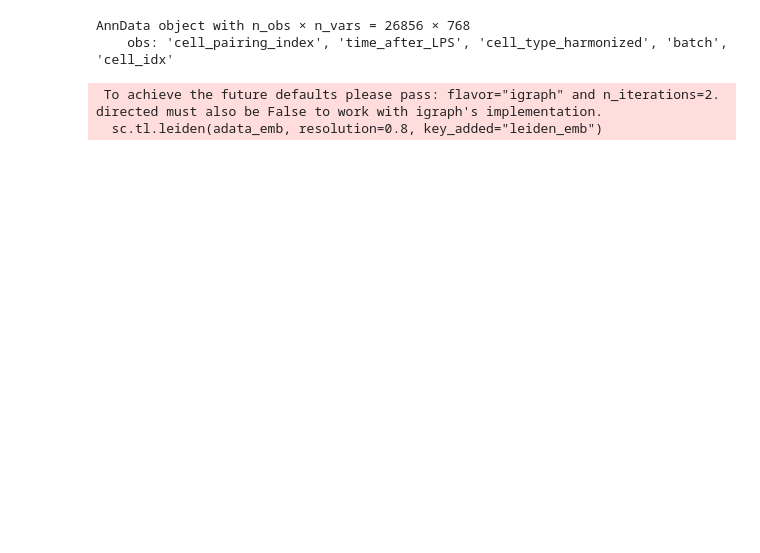
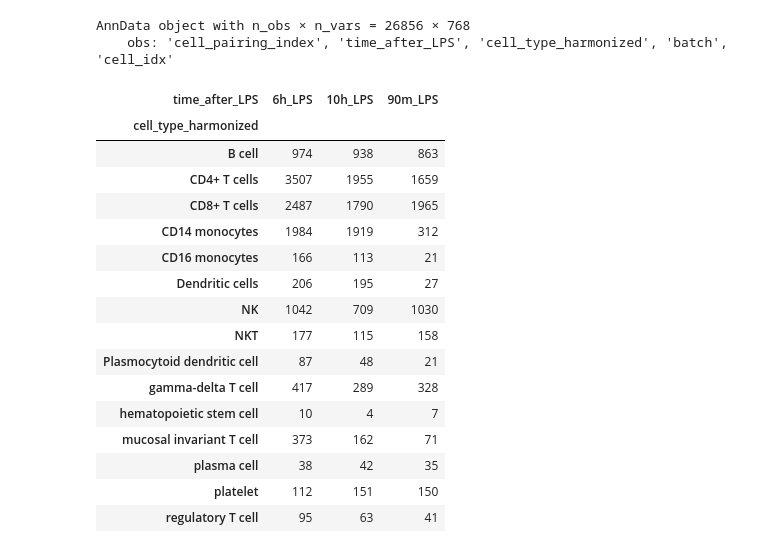
Before and after one commit to kocemir/Perturbgen, a Jupyter notebook: docs/examples/04_GeneEmbedding_Extraction.ipynb, the cells around one changed output. Cells and saved outputs as stored; diff of their text form; code cells hidden in the pictures; blank space fills up the shorter version.

Commit message:
Benchmarking is being done.

```diff
--- a/docs/examples/04_GeneEmbedding_Extraction.ipynb
+++ b/docs/examples/04_GeneEmbedding_Extraction.ipynb
@@ -63,10 +63,15 @@ SPLIT_PATH = str(
     / "stratified_cell_type_harmonized_seed42_80_10_10.pkl"
 )
 
-# Write embeddings to sod2; do not overwrite the old full-data masking extract
-OUTPUT_DIR = str(
+# Test-only benchmark directory naming (matches run_extract_embeddings_benchmark_sod2.sh).
+BENCHMARK_TAG = "paper_v1"
+OUTPUT_DIR_PATH = (
     SOD2_ROOT / "T_perturb" / "res"
-    / "masking_split" / "embeddings"
+    / "masking_split" / f"embeddings_benchmark_test_{BENCHMARK_TAG}"
+)
+OUTPUT_DIR = str(OUTPUT_DIR_PATH)
+EXPECTED_INFERENCE_H5AD = str(
+    OUTPUT_DIR_PATH / f"benchmark_test_{BENCHMARK_TAG}_inference_embs.h5ad"
 )
 assert OUTPUT_DIR.startswith("/mnt/sod2-project/csb4"), (
     f"OUTPUT_DIR must be on sod2, got {OUTPUT_DIR}"
@@ -238,9 +222,20 @@ from sklearn.preprocessing import StandardScaler
 from sklearn.linear_model import LogisticRegression
 from sklearn.metrics import silhouette_score
 # %%
-h5ad_path = "/mnt/sod2-project/csb4/stuke1/perturbgen/T_perturb/res/masking_split/embeddings/20260809-11:31_inference_embs_t[1, 2, 3]_scmaskgit_mpow.h5ad"
+# Load benchmark-named inference artifact first; fallback to latest only if needed.
+expected = Path(EXPECTED_INFERENCE_H5AD)
+if expected.exists():
+    h5ad_path = str(expected)
+else:
+    candidates = sorted(Path(OUTPUT_DIR).glob("*inference_embs*.h5ad"))
+    if not candidates:
+        raise FileNotFoundError(f"No inference h5ad found under {OUTPUT_DIR}")
+    h5ad_path = str(candidates[-1])
+    print("Warning: expected benchmark-named file not found, using latest:", h5ad_path)
+
 adata = ad.read_h5ad(h5ad_path)
 
+print("Loaded:", h5ad_path)
 print("adata shape:", adata.shape)
 print("obs columns:", list(adata.obs.columns))
 print("obsm keys:", list(adata.obsm.keys()))
@@ -266,14 +338,33 @@ adata_emb
 # %% [output]
 AnnData object with n_obs × n_vars = 26856 × 768
     obs: 'cell_pairing_index', 'time_after_LPS', 'cell_type_harmonized', 'batch', 'cell_idx'
+# %%
+# Aynı hücre tipinin aynı zamanda farklı fazlarda olup olmadığını görmek için:
+pd.crosstab(adata.obs["cell_type_harmonized"], adata.obs["time_after_LPS"])
+# %% [output]
+| time_after_LPS | 6h_LPS | 10h_LPS | 90m_LPS |
+| cell_type_harmonized |  |  |  |
+| B cell | 974 | 938 | 863 |
+| CD4+ T cells | 3507 | 1955 | 1659 |
+| CD8+ T cells | 2487 | 1790 | 1965 |
+| CD14 monocytes | 1984 | 1919 | 312 |
+| CD16 monocytes | 166 | 113 | 21 |
+| Dendritic cells | 206 | 195 | 27 |
+| NK | 1042 | 709 | 1030 |
+| NKT | 177 | 115 | 158 |
+| Plasmocytoid dendritic cell | 87 | 48 | 21 |
+| gamma-delta T cell | 417 | 289 | 328 |
+| hematopoietic stem cell | 10 | 4 | 7 |
+| mucosal invariant T cell | 373 | 162 | 71 |
+| plasma cell | 38 | 42 | 35 |
+| platelet | 112 | 151 | 150 |
+| regulatory T cell | 95 | 63 | 41 |
 # %%
-sc.pp.neighbors(adata_emb, use_rep="X", n_neighbors=15, metric="cosine")
-sc.tl.umap(adata_emb, min_dist=0.3, random_state=42)
-
+# Match notebook 05 settings for direct comparability.
+# adata_emb.X already stores cls embeddings.
+sc.pp.neighbors(adata_emb)
+sc.tl.umap(adata_emb)
 # Optional clusters in embedding space (for quick unsupervised sanity check).
 sc.tl.leiden(adata_emb, resolution=0.8, key_added="leiden_emb")
-# %% [output]
- To achieve the future defaults please pass: flavor="igraph" and n_iterations=2.  directed must also be False to work with igraph's implementation.
-  sc.tl.leiden(adata_emb, resolution=0.8, key_added="leiden_emb")
 # %%
 sc.pl.umap(adata_emb, color="cell_type_harmonized", frameon=False, size=8)
```
Also changed, not shown: parts of 15 cells of this notebook, 29 other files.
